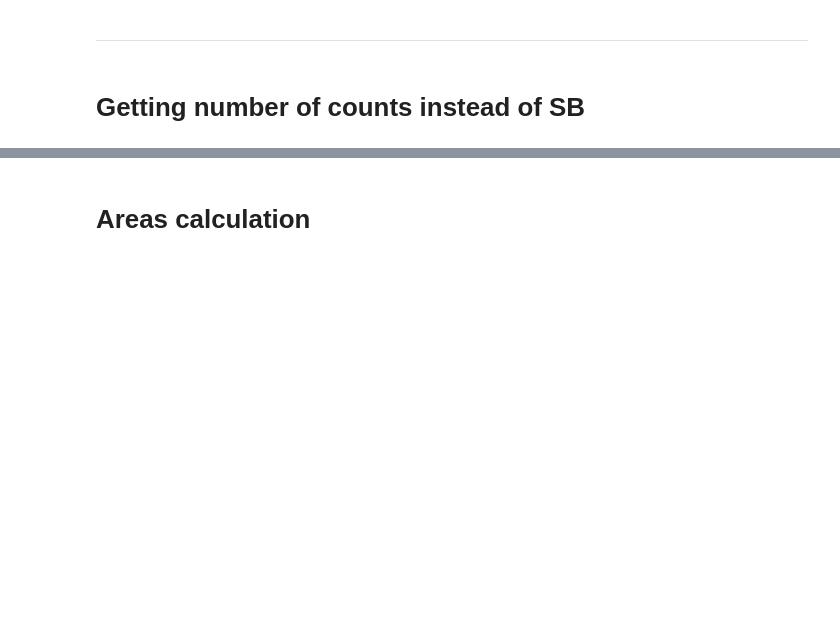
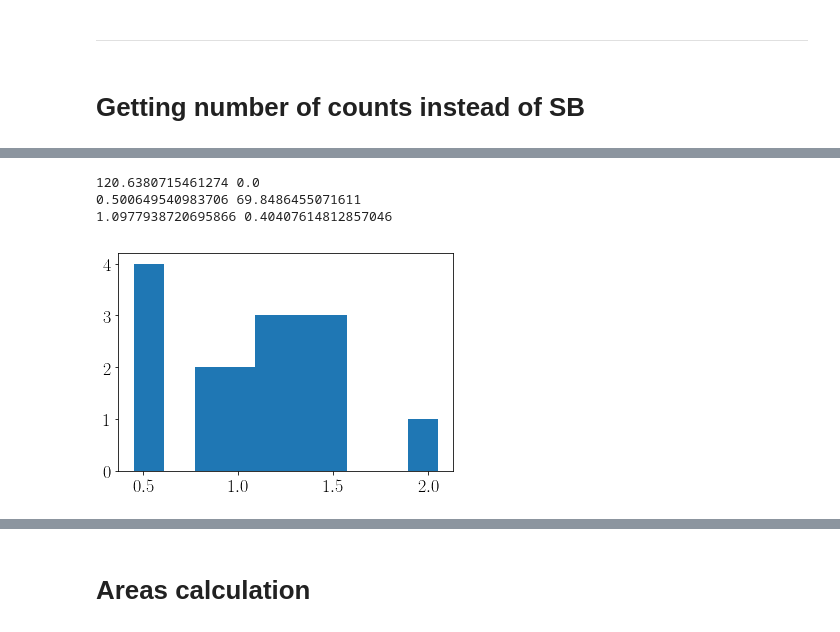
Before and after one commit to pmassana/smc_smash, a Jupyter notebook: Surface_brightness.ipynb, the cells around one changed output, grey strips where cells are left out. Drawn from its saved outputs; the diff is of its cells as text; code cells hidden in the pictures; blank space fills up the shorter version.

```diff
--- a/Surface_brightness.ipynb
+++ b/Surface_brightness.ipynb
@@ -943,0 +905,13 @@ The star count is: 5384.88304265822 +/- 9129.74543733619
+# %%
+density = np.array(density)
+good_density = density[np.where(zones_ratios<1.8 or zones_ratios>0.65)]
+print np.mean(good_density), np.std(good_density)
+print np.mean(density), np.std(density)
+print np.mean(zones_ratios), np.std(zones_ratios)
+plt.hist(zones_ratios)
+plt.show()
+# %% [output]
+120.6380715461274 0.0
+0.500649540983706 69.8486455071611
+1.0977938720695866 0.40407614812857046
+[figure, added]
```
Also changed, not shown: parts of 23 cells of this notebook.
